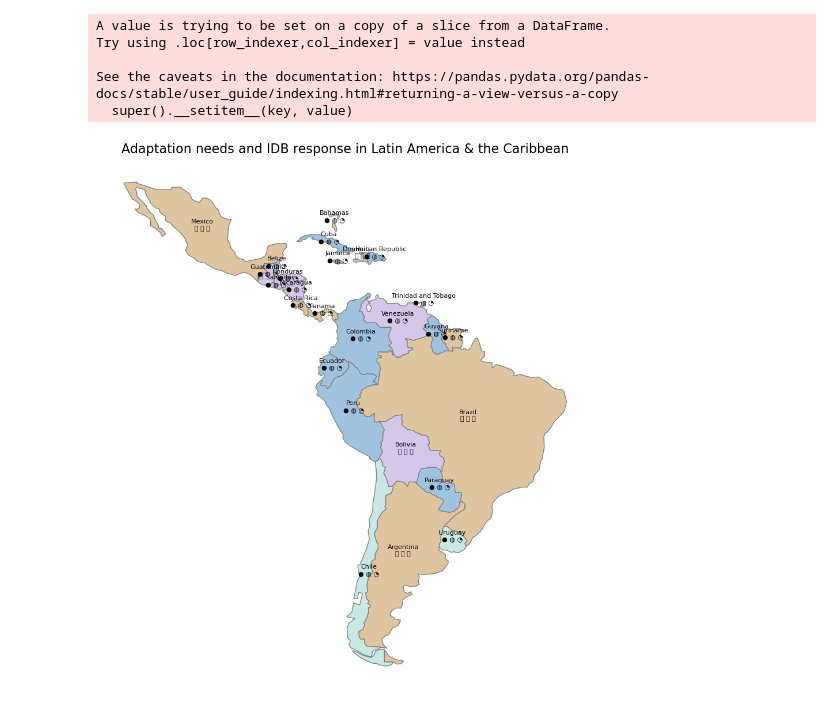
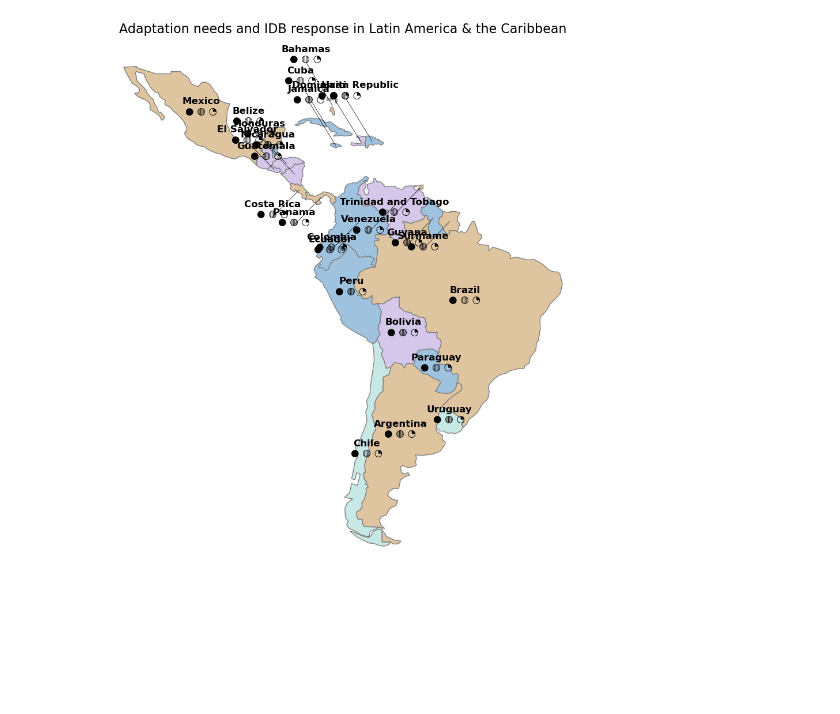
Before and after one commit to aarre/ccamaps, a Jupyter notebook: map.ipynb, the cells around one changed output. Cells and saved outputs as stored; diff of their text form; code cells hidden in the pictures; blank space fills up the shorter version.

Commit message:
Futzing with labels

```diff
--- a/map.ipynb
+++ b/map.ipynb
@@ -42,46 +65,46 @@ colors = {
     2: '#dfc59f',  # Orange (moderate need)
     3: '#9fc2df',  # Blue (high need)
     4: '#d5c7ea'   # Lavender (very high need)
 }
 
+# Auto-calculate offsets for small countries
+lac['offset'] = lac.apply(calculate_auto_offset, axis=1)
+
 # Plot
 fig, ax = plt.subplots(figsize=(14, 12))
 lac.plot(ax=ax, color=lac['resilience'].map(colors), edgecolor='gray')
 
 # Example icons per country (replace with real values)
 icons = {
     'ARG': '● ◍ ◔', 'BRA': '● ◍ ◔', 'BOL': '● ◍ ◔',
     'MEX': '● ◍ ◔', 'HTI': '● ◍ ◔'
 }
 # Default icons for all others
 default_icons = '● ◍ ◔'
 
-# Annotate ISO3 codes
-# for idx, row in lac.iterrows():
-#     plt.annotate(
-#         row['ISO_A3'],
-#         xy=(row['geometry'].centroid.x, row['geometry'].centroid.y),
-#         ha='center', fontsize=8
-#     )
-
 # Annotate country name + icons
 for idx, row in lac.iterrows():
+
     country_name = row['NAME_LONG']
     icon_text = icons.get(row['ISO_A3'], default_icons)
+    centroid = row['geometry'].centroid
+
+    dx, dy = row['offset']
+    label_x = centroid.x + dx
+    label_y = centroid.y + dy
+
+    # Draw leader line
+    plt.plot([centroid.x, label_x], [centroid.y, label_y], color='black', linewidth=0.5)
+
     plt.annotate(
         f"{country_name}\n{icon_text}",
-        xy=(row['geometry'].centroid.x, row['geometry'].centroid.y),
-        ha='center', fontsize=8
+        xy=(label_x, label_y),
+        ha='center', fontsize=12, weight='bold'
     )
 
 
 plt.title("Adaptation needs and IDB response in Latin America & the Caribbean", fontsize=16)
 plt.axis('off')
 plt.show()
 # %% [output]
-A value is trying to be set on a copy of a slice from a DataFrame.
-Try using .loc[row_indexer,col_indexer] = value instead
-
-See the caveats in the documentation: https://pandas.pydata.org/pandas-docs/stable/user_guide/indexing.html#returning-a-view-versus-a-copy
-  super().__setitem__(key, value)
-[figure, old version]
+[figure, new version]
```
Also changed, not shown: parts of 2 cells of this notebook.
